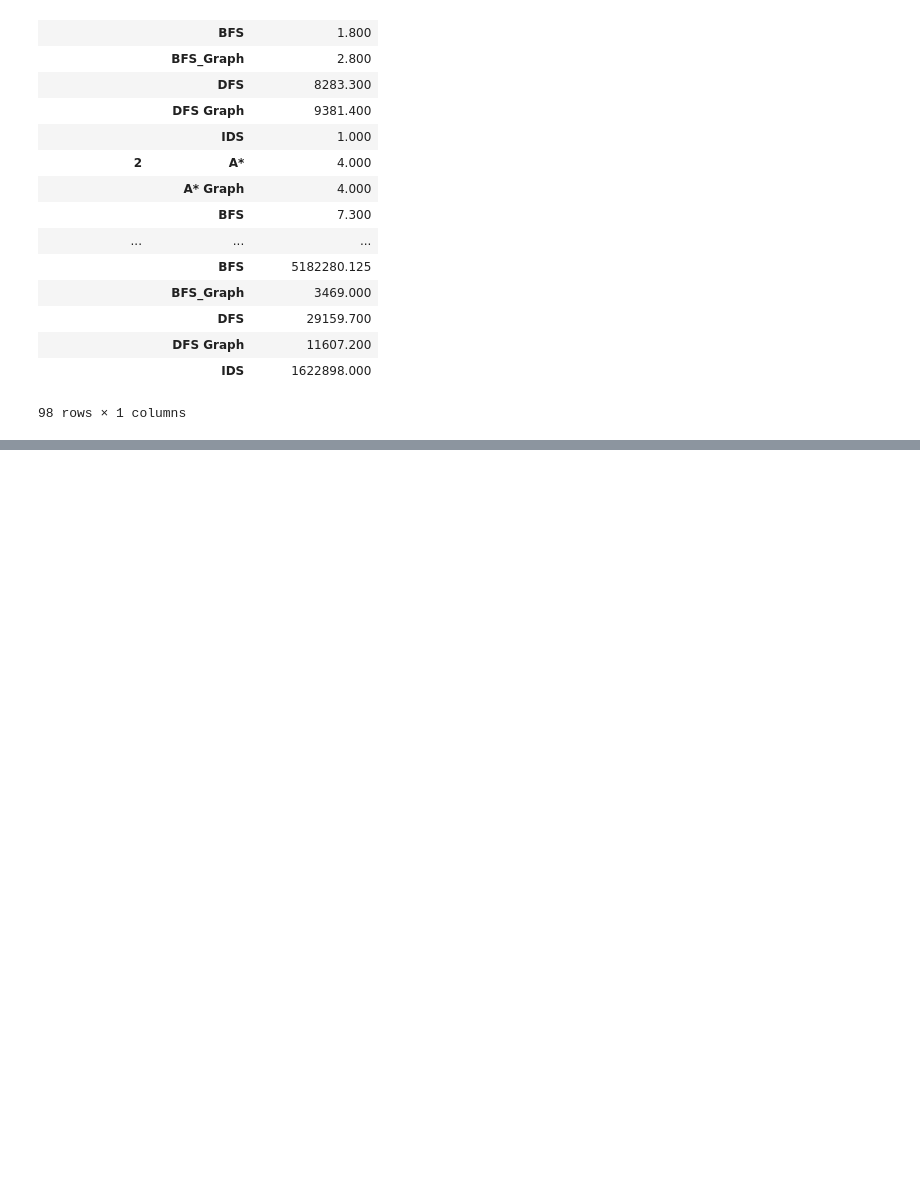
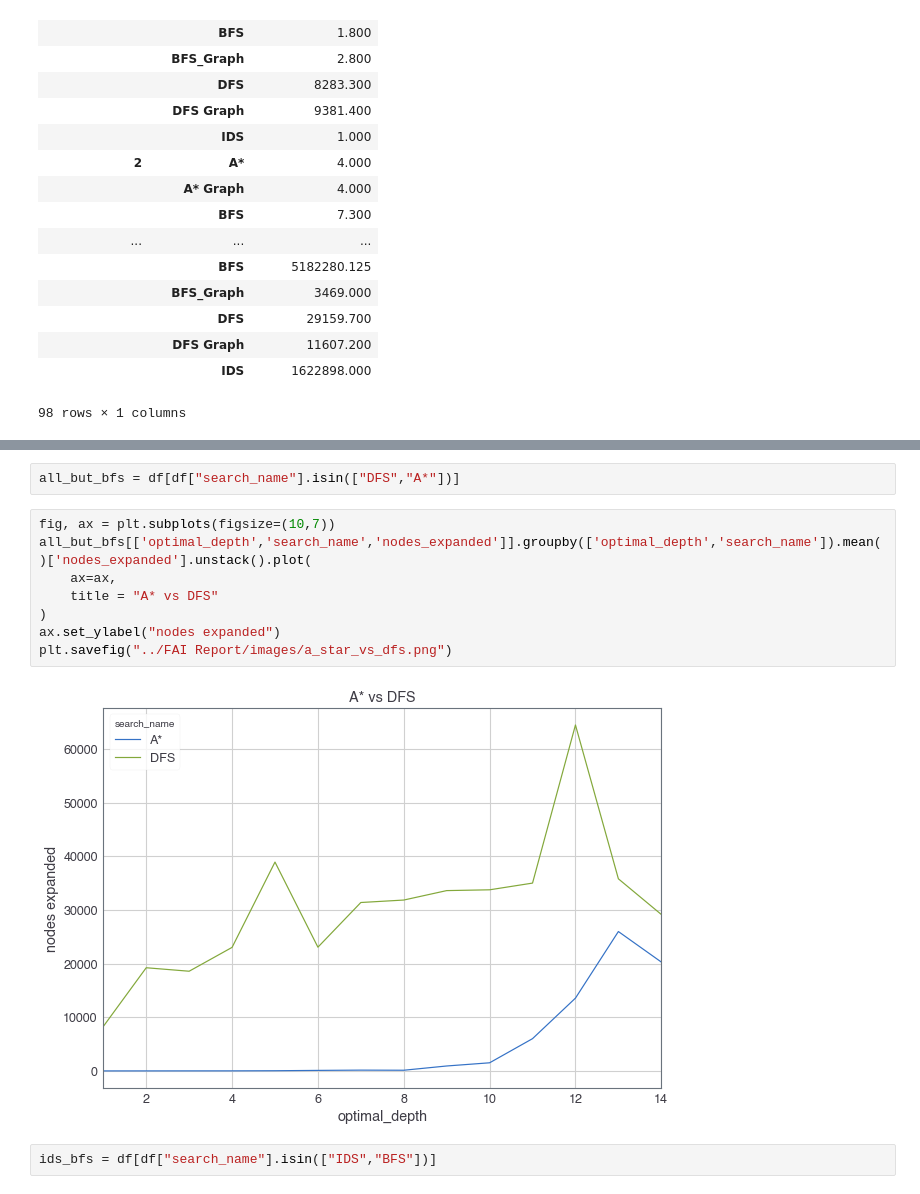
Before and after one commit to subash774/Blocksworld, a Jupyter notebook: src/Results Processing.ipynb, the cells around one changed output, grey strips where cells are left out. Saved outputs shown, nothing was run; the diff lists cells and outputs as text; blank space fills up the shorter version.

```diff
--- a/src/Results Processing.ipynb
+++ b/src/Results Processing.ipynb
@@ -78,0 +96,14 @@ avg
+# %%
+all_but_bfs = df[df["search_name"].isin(["DFS","A*"])]
+# %%
+fig, ax = plt.subplots(figsize=(10,7))
+all_but_bfs[['optimal_depth','search_name','nodes_expanded']].groupby(['optimal_depth','search_name']).mean()['nodes_expanded'].unstack().plot(
+    ax=ax,
+    title = "A* vs DFS"
+)
+ax.set_ylabel("nodes expanded")
+plt.savefig("../FAI Report/images/a_star_vs_dfs.png")
+# %% [output]
+[figure, added]
+# %%
+ids_bfs = df[df["search_name"].isin(["IDS","BFS"])]
```
Also changed, not shown: parts of 10 cells of this notebook, 22 other files.
